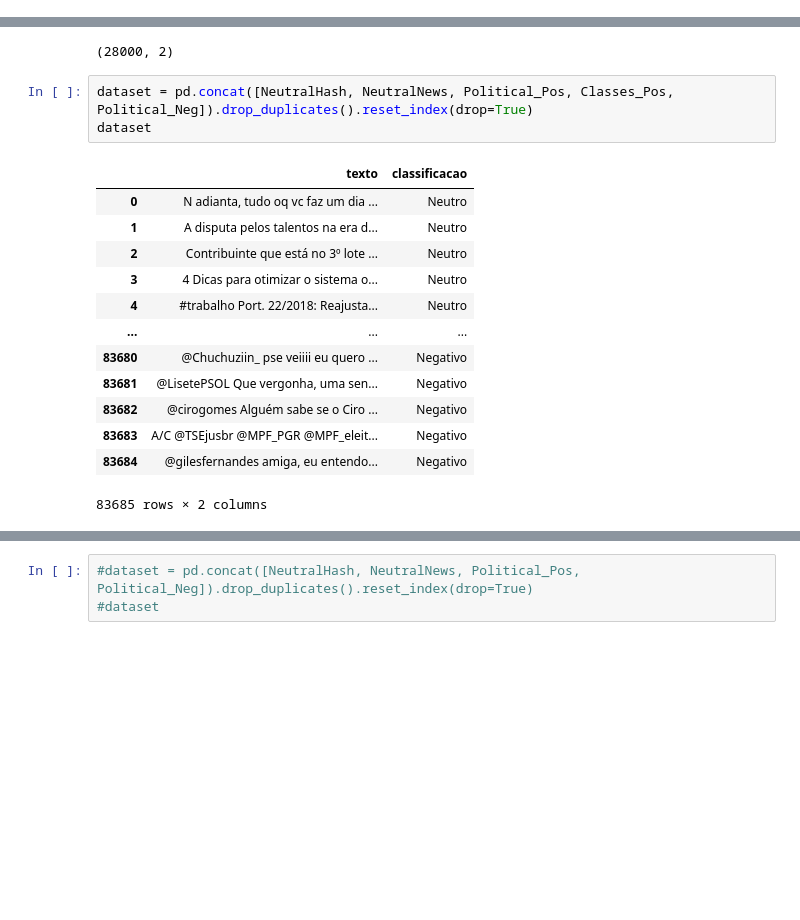
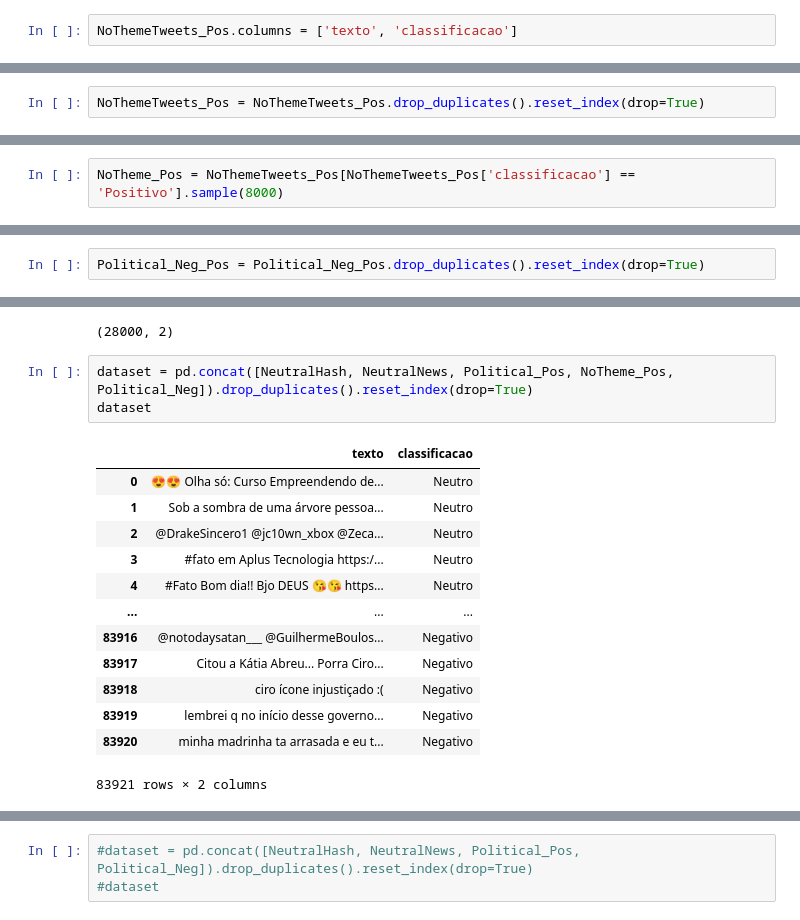
Before and after one commit to Fmarcelneves/Twitter_Network_Analytics, a Jupyter notebook: Machine_learning_model_construction_Felipe_M_Neves_political_theme.ipynb, the cells around one changed output, grey strips where cells are left out. Cells and saved outputs as stored; diff of their text form; blank space fills up the shorter version.

```diff
--- a/Machine_learning_model_construction_Felipe_M_Neves_political_theme.ipynb
+++ b/Machine_learning_model_construction_Felipe_M_Neves_political_theme.ipynb
@@ -126,3 +145,5 @@ Political_Pos = Political_Neg_Pos.loc[Political_Neg_Pos['classificacao'] == 'Pos
 Political_Pos.shape
 # %% [output]
 (20000, 2)
+# %%
+NoThemeTweets_Pos.columns = ['texto', 'classificacao']
@@ -128,0 +159,2 @@ Political_Pos.shape
+# %%
+NoThemeTweets_Pos = NoThemeTweets_Pos.drop_duplicates().reset_index(drop=True)
@@ -128,0 +165,2 @@ Political_Pos.shape
+# %%
+NoTheme_Pos = NoThemeTweets_Pos[NoThemeTweets_Pos['classificacao'] == 'Positivo'].sample(8000)
@@ -145,0 +187,2 @@ Classes_Pos.shape
+# %%
+Political_Neg_Pos = Political_Neg_Pos.drop_duplicates().reset_index(drop=True)
@@ -150,22 +197,22 @@ Political_Neg.shape
 # %% [output]
 (28000, 2)
 # %%
-dataset = pd.concat([NeutralHash, NeutralNews, Political_Pos, Classes_Pos, Political_Neg]).drop_duplicates().reset_index(drop=True)
+dataset = pd.concat([NeutralHash, NeutralNews, Political_Pos, NoTheme_Pos, Political_Neg]).drop_duplicates().reset_index(drop=True)
 dataset
 # %% [output]
 |  | texto | classificacao |
-| 0 | N adianta, tudo oq vc faz um dia ... | Neutro |
-| 1 | A disputa pelos talentos na era d... | Neutro |
-| 2 | Contribuinte que está no 3º lote ... | Neutro |
-| 3 | 4 Dicas para otimizar o sistema o... | Neutro |
-| 4 | #trabalho Port. 22/2018: Reajusta... | Neutro |
+| 0 | 😍😍 Olha só: Curso Empreendendo de... | Neutro |
+| 1 | Sob a sombra de uma árvore pessoa... | Neutro |
+| 2 | @DrakeSincero1 @jc10wn_xbox @Zeca... | Neutro |
+| 3 | #fato em Aplus Tecnologia https:/... | Neutro |
+| 4 | #Fato Bom dia!! Bjo DEUS 😘😘 https... | Neutro |
 | ... | ... | ... |
-| 83680 | @Chuchuziin_ pse veiiii eu quero ... | Negativo |
-| 83681 | @LisetePSOL Que vergonha, uma sen... | Negativo |
-| 83682 | @cirogomes Alguém sabe se o Ciro ... | Negativo |
-| 83683 | A/C @TSEjusbr @MPF_PGR @MPF_eleit... | Negativo |
-| 83684 | @gilesfernandes amiga, eu entendo... | Negativo |
+| 83916 | @notodaysatan___ @GuilhermeBoulos... | Negativo |
+| 83917 | Citou a Kátia Abreu... Porra Ciro... | Negativo |
+| 83918 | ciro ícone injustiçado :( | Negativo |
+| 83919 | lembrei q no início desse governo... | Negativo |
+| 83920 | minha madrinha ta arrasada e eu t... | Negativo |
-83685 rows × 2 columns
+83921 rows × 2 columns
 # %%
 dataset.shape
 # %% [output]
```
Also changed, not shown: parts of 53 cells of this notebook.
